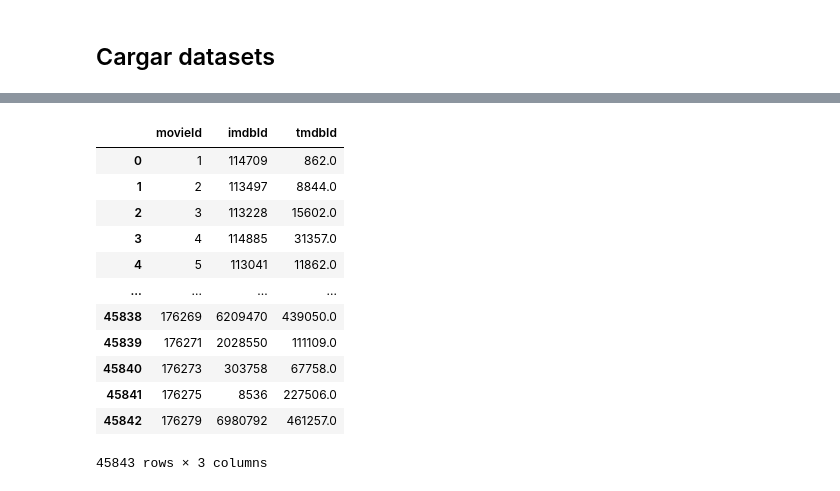
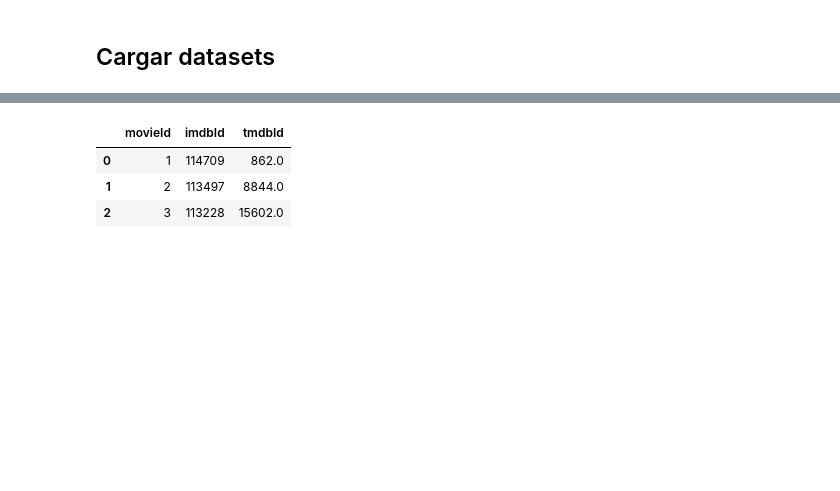
Before and after one commit to tabscoob/tabscoob-DE-101, a Jupyter notebook: src/notebooks/01_data_exploration.ipynb, the cells around one changed output, grey strips where cells are left out. Saved outputs shown, nothing was run; the diff lists cells and outputs as text; code cells hidden in the pictures; blank space fills up the shorter version.

```diff
--- a/src/notebooks/01_data_exploration.ipynb
+++ b/src/notebooks/01_data_exploration.ipynb
@@ -63,17 +43,8 @@ df_credits
 # %%
-df_links
+df_links.iloc[:3]
 # %% [output]
 |  | movieId | imdbId | tmdbId |
 | 0 | 1 | 114709 | 862.0 |
 | 1 | 2 | 113497 | 8844.0 |
 | 2 | 3 | 113228 | 15602.0 |
-| 3 | 4 | 114885 | 31357.0 |
-| 4 | 5 | 113041 | 11862.0 |
-| ... | ... | ... | ... |
-| 45838 | 176269 | 6209470 | 439050.0 |
-| 45839 | 176271 | 2028550 | 111109.0 |
-| 45840 | 176273 | 303758 | 67758.0 |
-| 45841 | 176275 | 8536 | 227506.0 |
-| 45842 | 176279 | 6980792 | 461257.0 |
-45843 rows × 3 columns
 # %%
```
Also changed, not shown: parts of 13 cells of this notebook, 1 other file.
